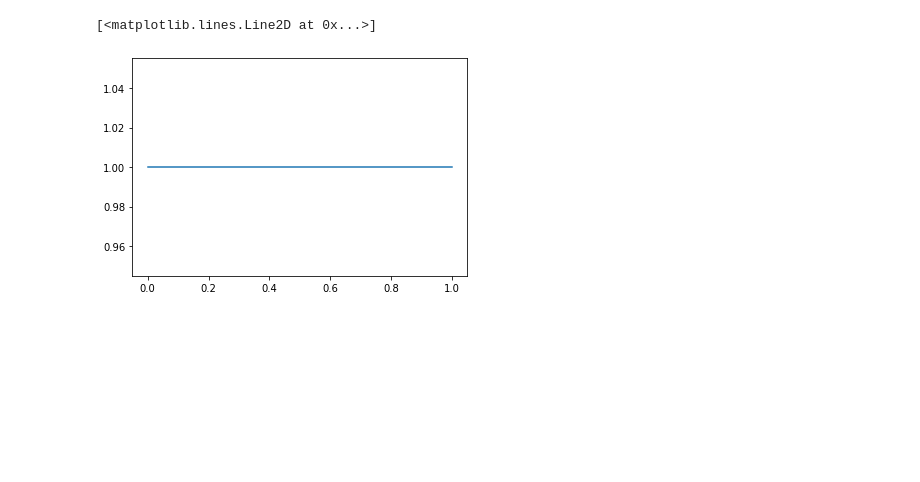
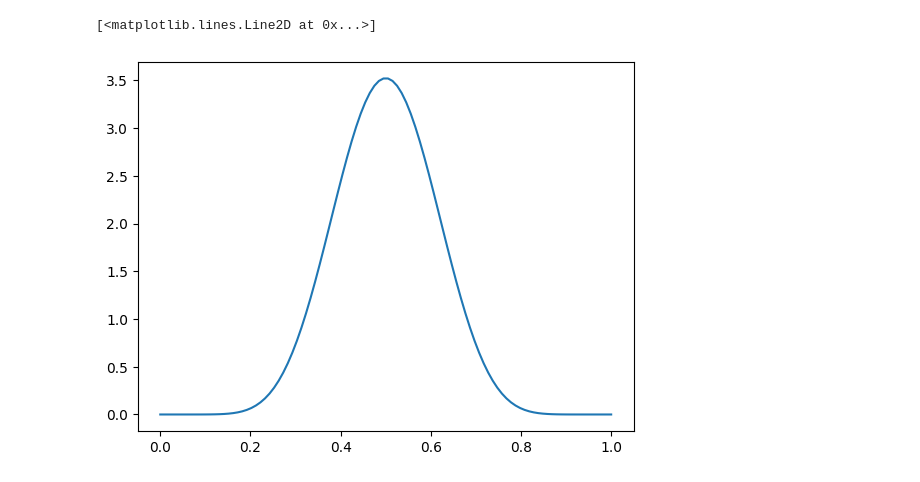
Before and after one commit to olethrosdc/rldmuu, a Jupyter notebook: src/bayesian_analysis/Beta Example.ipynb, the cells around one changed output. Drawn from its saved outputs; the diff is of its cells as text; code cells hidden in the pictures; blank space fills up the shorter version.

```diff
--- a/src/bayesian_analysis/Beta Example.ipynb
+++ b/src/bayesian_analysis/Beta Example.ipynb
@@ -8,15 +8,15 @@ x = np.linspace(0, 1, 100)
 # %%
 ## Let us first plot the beta distribution for a few different values of the parameter!
 ## The bernoulli distribution on {0,1} with parameter w, is st P(x=1) = w, P(x=0) = 1-w.
 ## The Beta distribution can be used to specify a distribution on Bernoulli distribution parameters
 ## Now our distribution family is {P_w|w \in [0,1]}, where P_w is a bernoulli distr. with parameter w
-a = 1
-b = 1
+a = 10
+b = 10
 plt.plot(x, beta.pdf(x, a, b))
 ## The mean of Beta is a/(a+b)
 # %% [output]
 [<matplotlib.lines.Line2D at 0x...>]
-[figure, old version]
+[figure, new version]
 # %%
 # If we observe n_successes and n_failures then the posterior is a + n_successs, b + n_failures.
 # Note how the data has a bigger or smaller effect depending on the value of the prior parameters
```
Also changed, not shown: parts of 1 cell of this notebook, 2 other files.
